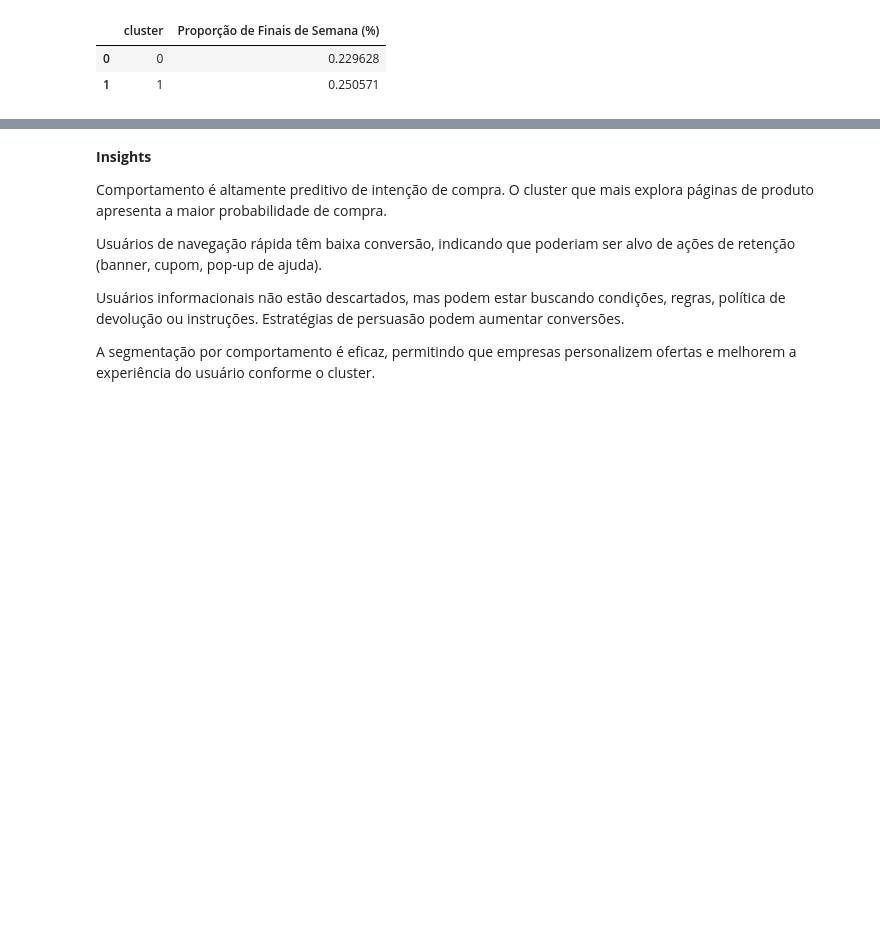
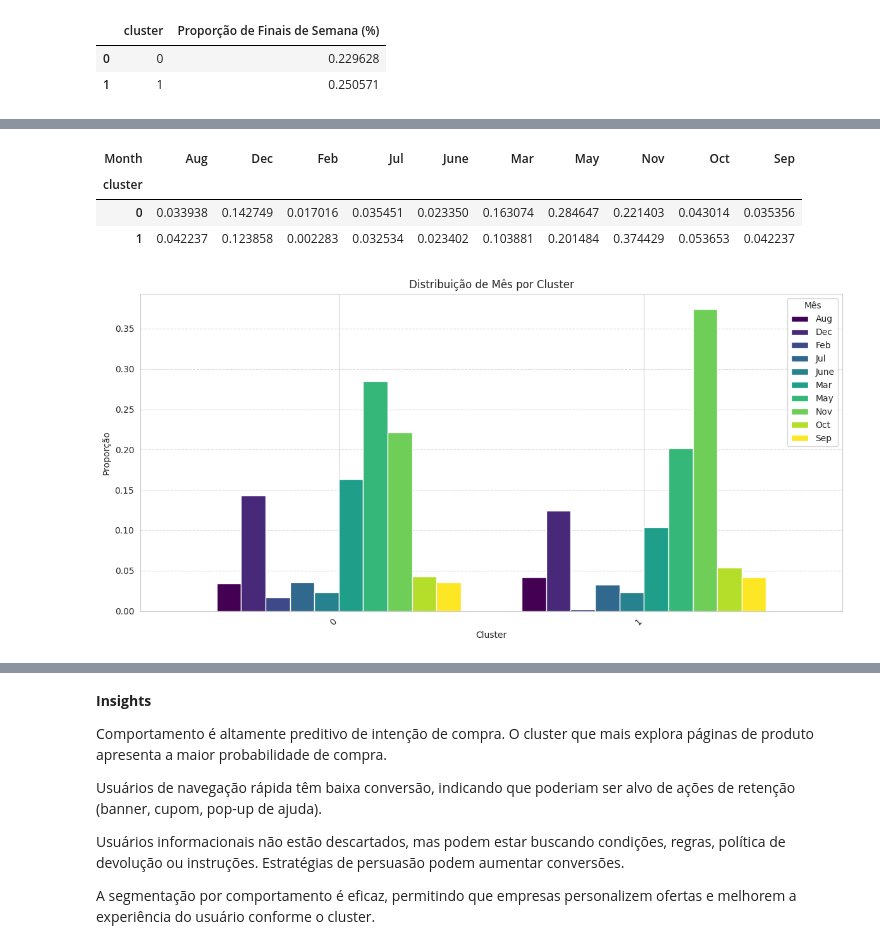
Before and after one commit to alevazcientista-dotcom/KMeans-com-Cotovelo-e-Silhueta-M29, a Jupyter notebook: K_means_com_Cotovelo_e_Silhueta_M29_2.ipynb, the cells around one changed output, grey strips where cells are left out. Saved outputs shown, nothing was run; the diff lists cells and outputs as text; code cells hidden in the pictures; blank space fills up the shorter version.

```diff
--- a/K_means_com_Cotovelo_e_Silhueta_M29_2.ipynb
+++ b/K_means_com_Cotovelo_e_Silhueta_M29_2.ipynb
@@ -383,0 +419,26 @@ display(weekend_by_cluster)
+# %%
+import matplotlib.pyplot as plt
+import seaborn as sns
+
+# Calculate the distribution of Month within each cluster
+month_distribution = df.groupby('cluster')['Month'].value_counts(normalize=True).unstack(fill_value=0)
+
+# Display the distribution
+display(month_distribution)
+
+# Plot the distribution
+month_distribution.plot(kind='bar', figsize=(12, 6), cmap='viridis', width=0.8)
+plt.title('Distribuição de Mês por Cluster')
+plt.xlabel('Cluster')
+plt.ylabel('Proporção')
+plt.xticks(rotation=45, ha='right') # Ensure x-axis labels are readable
+plt.legend(title='Mês')
+plt.grid(axis='y', linestyle='--', alpha=0.7)
+plt.tight_layout()
+plt.show()
+# %% [output]
+| Month | Aug | Dec | Feb | Jul | June | Mar | May | Nov | Oct | Sep |
+| cluster |  |  |  |  |  |  |  |  |  |  |
+| 0 | 0.033938 | 0.142749 | 0.017016 | 0.035451 | 0.023350 | 0.163074 | 0.284647 | 0.221403 | 0.043014 | 0.035356 |
+| 1 | 0.042237 | 0.123858 | 0.002283 | 0.032534 | 0.023402 | 0.103881 | 0.201484 | 0.374429 | 0.053653 | 0.042237 |
+[figure, added]
```
Also changed, not shown: parts of 9 cells of this notebook.
